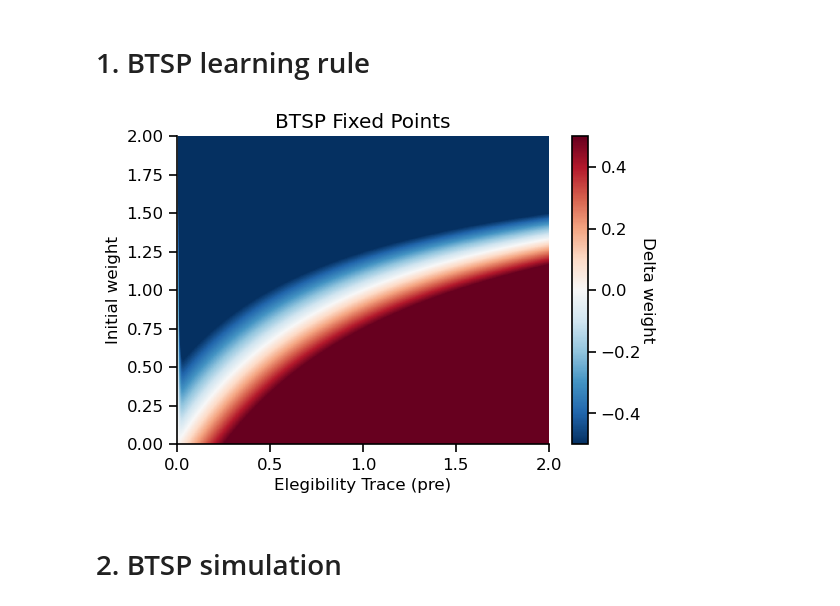
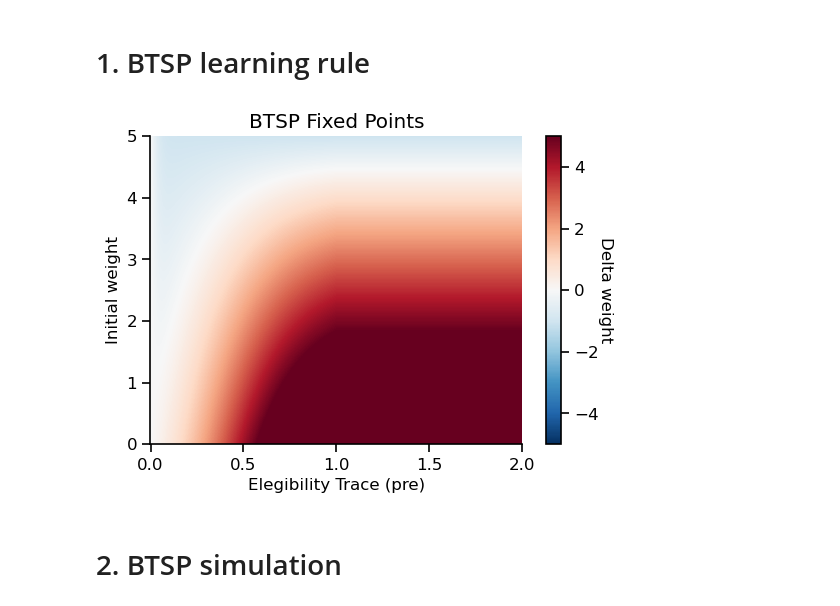
Before and after one commit to argalloni/Neuromorphic_simulations, a Jupyter notebook: Neuromorphic_BTSP.ipynb, the cells around one changed output. Cells and saved outputs as stored; diff of their text form; code cells hidden in the pictures.

Commit message:
changed params of BTSP sigmoids for cont. time

```diff
--- a/Neuromorphic_BTSP.ipynb
+++ b/Neuromorphic_BTSP.ipynb
@@ -42,38 +42,52 @@ def get_scaled_rectified_sigmoid(th=0.01, peak=0.02, x=None, ylim=None):
     y = lambda x: 1. / (1. + np.exp(-slope * (x - th)))
     start_val = y(x[0])
     end_val = y(x[-1])
     amp = end_val - start_val
     target_amp = ylim[1] - ylim[0]
     sigmoid_func = lambda xi: (target_amp / amp) * (1. / (1. + np.exp(-slope * (np.clip(xi, x[0], x[-1]) - th))) - start_val) + ylim[0]
     return sigmoid_func
 
-sigmoid = get_scaled_rectified_sigmoid()
+input_dim = 50
+t_res = 0.01
+tau_ET = 2.5
+tau_IS = 1.5
+sig_learning_rate = 1.7
+sig_dep_ratio = 0.12
+sig_max_weight = 5.
+sig_dep_th = 0.01
+sig_dep_width = 0.045
+sig_pot_th = 0.5
+sig_pot_width = 0.5
+sig_dW_params = [sig_learning_rate, sig_dep_ratio, sig_max_weight]
+sig_dep = get_scaled_rectified_sigmoid(sig_dep_th, sig_dep_th + sig_dep_width)
+sig_pot = get_scaled_rectified_sigmoid(sig_pot_th, sig_pot_th + sig_pot_width)
 
 def btsp(ET, IS, W, Wmax):
-    dW = (Wmax - W)*ET*IS - W * sigmoid(ET * IS)
-#     dW = IS*( (Wmax-W)*ET - W*sigmoid(ET) )
+    k_pot = sig_learning_rate
+    k_dep = sig_learning_rate * sig_dep_ratio
+    dW = (Wmax - W) * k_pot * sig_pot(ET*IS) - W * k_dep * sig_dep(ET*IS)
     return dW
 
-learning_rate = 0.25
+learning_rate = 1.
 input_peak_rate = 2.0
-max_weight_scale = 2.
+max_weight_scale = 5.
 
 pre = np.linspace(0., input_peak_rate, 1000)
 w0 = np.linspace(0., max_weight_scale, 1000)
 pre_mesh, w0_mesh = np.meshgrid(pre, w0)
 
 plt.figure(figsize=[6,4])
 plt.pcolormesh(pre_mesh, w0_mesh,
                btsp(pre_mesh, IS=1., W=w0_mesh, Wmax=max_weight_scale),
                cmap='RdBu_r', shading='nearest',
                vmin=-max_weight_scale * learning_rate, vmax=max_weight_scale * learning_rate)
 plt.xlabel('Elegibility Trace (pre)')
 plt.ylabel('Initial weight')
 cbar = plt.colorbar()
 cbar.set_label('Delta weight', rotation=-90., labelpad=10)
 plt.title('BTSP Fixed Points')
 plt.show()
 # %% [output]
-[figure, old version]
+[figure, new version]
 # %% [markdown]
 # 2. BTSP simulation
```
Also changed, not shown: parts of 13 cells of this notebook.
